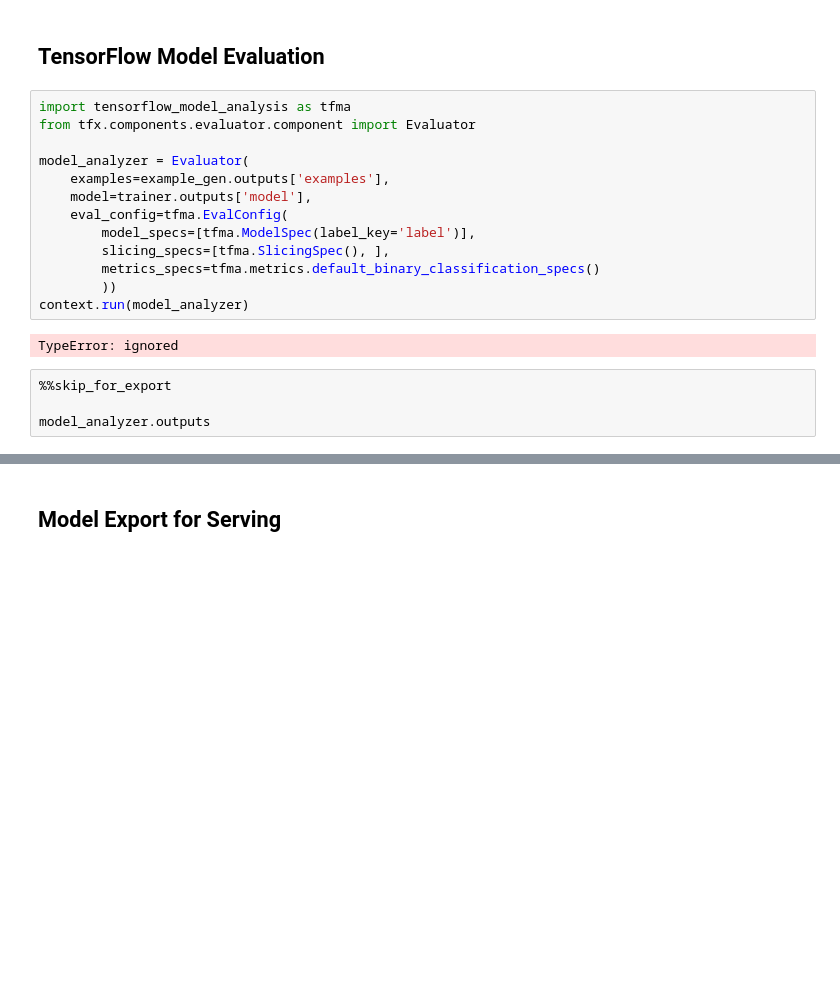
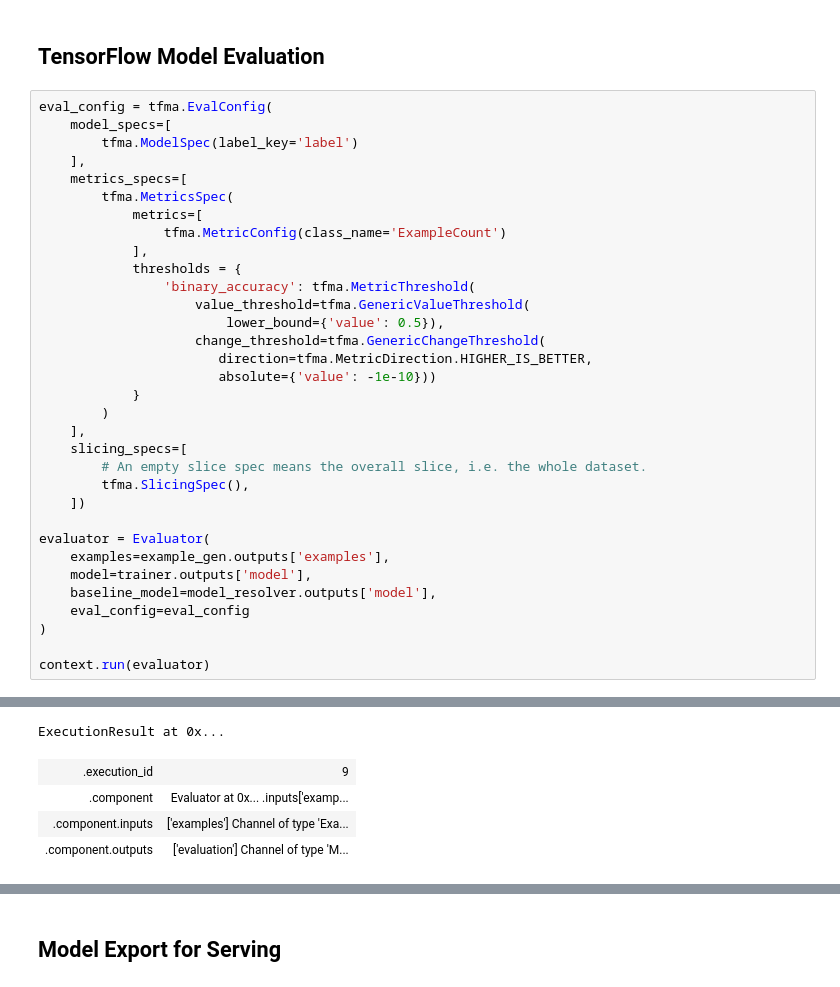
Before and after one commit to tensorflow/workshops, a Jupyter notebook: blog/TFX_Pipeline_for_Bert_Preprocessing.ipynb, the cells around one changed output, grey strips where cells are left out. Cells and saved outputs as stored; diff of their text form; blank space fills up the shorter version.

```diff
--- a/blog/TFX_Pipeline_for_Bert_Preprocessing.ipynb
+++ b/blog/TFX_Pipeline_for_Bert_Preprocessing.ipynb
@@ -648,22 +756,37 @@ ExecutionResult at 0x...
 | .component.outputs | ['model'] Channel of type 'Model'... |
 # %% [markdown]
 ## TensorFlow Model Evaluation
-# %%
-import tensorflow_model_analysis as tfma
-from tfx.components.evaluator.component import Evaluator
-
-model_analyzer = Evaluator(
-    examples=example_gen.outputs['examples'],
-    model=trainer.outputs['model'],
-    eval_config=tfma.EvalConfig(
-        model_specs=[tfma.ModelSpec(label_key='label')],
-        slicing_specs=[tfma.SlicingSpec(), ],
-        metrics_specs=tfma.metrics.default_binary_classification_specs()
-        ))
-context.run(model_analyzer)
-# %% [output]
-TypeError: ignored
-# %%
-%%skip_for_export
-
-model_analyzer.outputs
+# %%
+eval_config = tfma.EvalConfig(
+    model_specs=[
+        tfma.ModelSpec(label_key='label')
+    ],
+    metrics_specs=[
+        tfma.MetricsSpec(
+            metrics=[
+                tfma.MetricConfig(class_name='ExampleCount')
+            ],
+            thresholds = {
+                'binary_accuracy': tfma.MetricThreshold(
+                    value_threshold=tfma.GenericValueThreshold(
+                        lower_bound={'value': 0.5}),
+                    change_threshold=tfma.GenericChangeThreshold(
+                       direction=tfma.MetricDirection.HIGHER_IS_BETTER,
+                       absolute={'value': -1e-10}))
+            }
+        )
+    ],
+    slicing_specs=[
+        # An empty slice spec means the overall slice, i.e. the whole dataset.
+        tfma.SlicingSpec(),
+    ])
+
+evaluator = Evaluator(
+    examples=example_gen.outputs['examples'],
+    model=trainer.outputs['model'],
+    baseline_model=model_resolver.outputs['model'],
+    eval_config=eval_config
+)
+
+context.run(evaluator)
+# %% [output]
@@ -670 +794,6 @@ model_analyzer.outputs
+ExecutionResult at 0x...
+| .execution_id | 9 |
+| .component | Evaluator at 0x... .inputs['examp... |
+| .component.inputs | ['examples'] Channel of type 'Exa... |
+| .component.outputs | ['evaluation'] Channel of type 'M... |
 # %%
```
Also changed, not shown: parts of 29 cells of this notebook.
